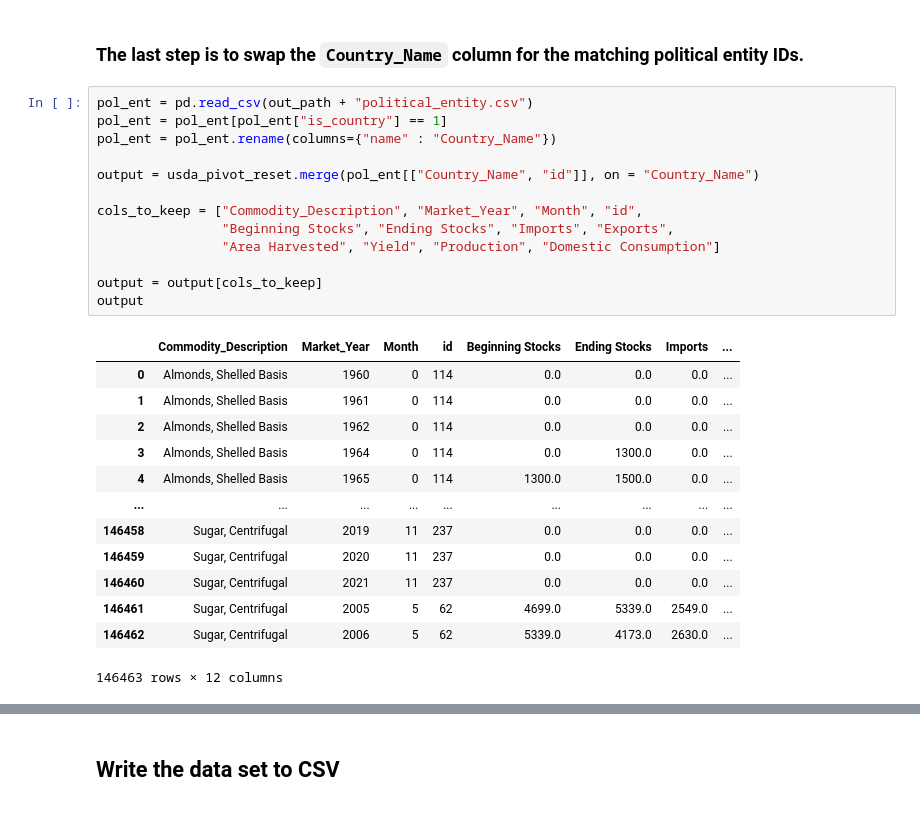
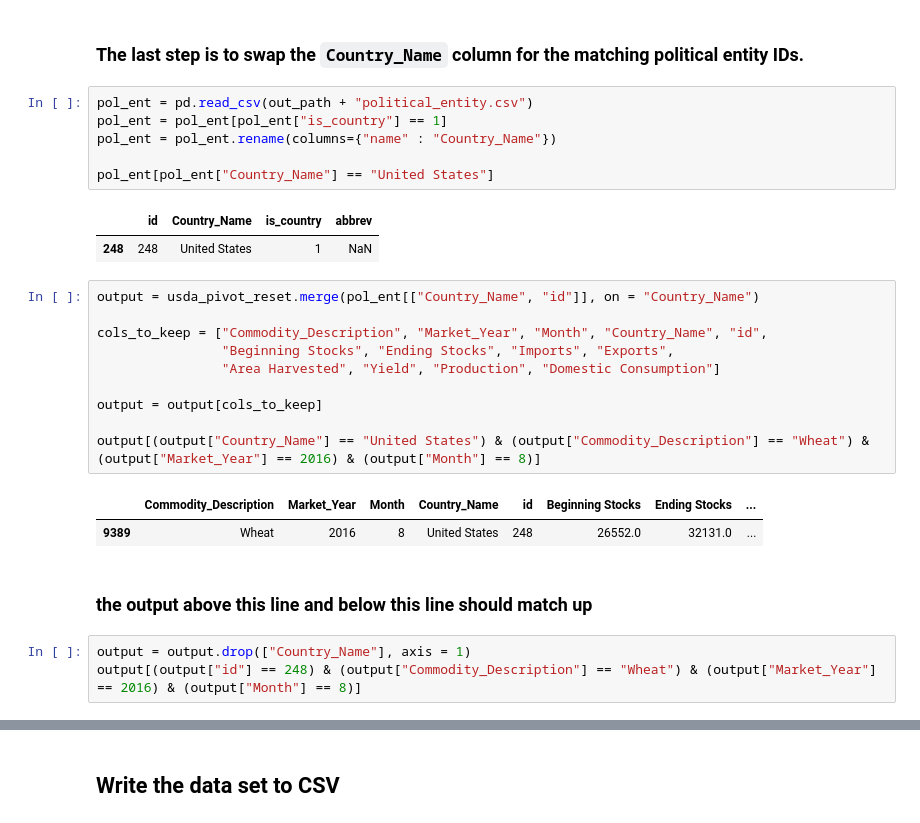
Before and after one commit to stevegbrooks/commodify, a Jupyter notebook: commodity_usda.ipynb, the cells around one changed output, grey strips where cells are left out. Saved outputs shown, nothing was run; the diff lists cells and outputs as text.

```diff
--- a/commodity_usda.ipynb
+++ b/commodity_usda.ipynb
@@ -130,33 +130,33 @@ output
 146463 rows × 12 columns
 # %% [markdown]
 ### The last step is to swap the `Country_Name` column for the matching political entity IDs.
+# %%
+pol_ent = pd.read_csv(out_path + "political_entity.csv")
+pol_ent = pol_ent[pol_ent["is_country"] == 1]
+pol_ent = pol_ent.rename(columns={"name" : "Country_Name"})
+
+pol_ent[pol_ent["Country_Name"] == "United States"]
+# %% [output]
+|  | id | Country_Name | is_country | abbrev |
+| 248 | 248 | United States | 1 | NaN |
 # %%
-pol_ent = pd.read_csv(out_path + "political_entity.csv")
-pol_ent = pol_ent[pol_ent["is_country"] == 1]
-pol_ent = pol_ent.rename(columns={"name" : "Country_Name"})
-
 output = usda_pivot_reset.merge(pol_ent[["Country_Name", "id"]], on = "Country_Name")
 
-cols_to_keep = ["Commodity_Description", "Market_Year", "Month", "id",
+cols_to_keep = ["Commodity_Description", "Market_Year", "Month", "Country_Name", "id",
                 "Beginning Stocks", "Ending Stocks", "Imports", "Exports",
                 "Area Harvested", "Yield", "Production", "Domestic Consumption"]
 
 output = output[cols_to_keep]
-output
+
+output[(output["Country_Name"] == "United States") & (output["Commodity_Description"] == "Wheat") & (output["Market_Year"] == 2016) & (output["Month"] == 8)]
 # %% [output]
-|  | Commodity_Description | Market_Year | Month | id | Beginning Stocks | Ending Stocks | Imports | ... |
-| 0 | Almonds, Shelled Basis | 1960 | 0 | 114 | 0.0 | 0.0 | 0.0 | ... |
-| 1 | Almonds, Shelled Basis | 1961 | 0 | 114 | 0.0 | 0.0 | 0.0 | ... |
-| 2 | Almonds, Shelled Basis | 1962 | 0 | 114 | 0.0 | 0.0 | 0.0 | ... |
-| 3 | Almonds, Shelled Basis | 1964 | 0 | 114 | 0.0 | 1300.0 | 0.0 | ... |
-| 4 | Almonds, Shelled Basis | 1965 | 0 | 114 | 1300.0 | 1500.0 | 0.0 | ... |
-| ... | ... | ... | ... | ... | ... | ... | ... | ... |
-| 146458 | Sugar, Centrifugal | 2019 | 11 | 237 | 0.0 | 0.0 | 0.0 | ... |
-| 146459 | Sugar, Centrifugal | 2020 | 11 | 237 | 0.0 | 0.0 | 0.0 | ... |
-| 146460 | Sugar, Centrifugal | 2021 | 11 | 237 | 0.0 | 0.0 | 0.0 | ... |
-| 146461 | Sugar, Centrifugal | 2005 | 5 | 62 | 4699.0 | 5339.0 | 2549.0 | ... |
-| 146462 | Sugar, Centrifugal | 2006 | 5 | 62 | 5339.0 | 4173.0 | 2630.0 | ... |
+|  | Commodity_Description | Market_Year | Month | Country_Name | id | Beginning Stocks | Ending Stocks | ... |
+| 9389 | Wheat | 2016 | 8 | United States | 248 | 26552.0 | 32131.0 | ... |
-146463 rows × 12 columns
+# %% [markdown]
+### the output above this line and below this line should match up
+# %%
+output = output.drop(["Country_Name"], axis = 1)
+output[(output["id"] == 248) & (output["Commodity_Description"] == "Wheat") & (output["Market_Year"] == 2016) & (output["Month"] == 8)]
 # %%
 output.describe()
 # %% [output]
```
Also changed, not shown: parts of 2 cells of this notebook, 3 other files.
